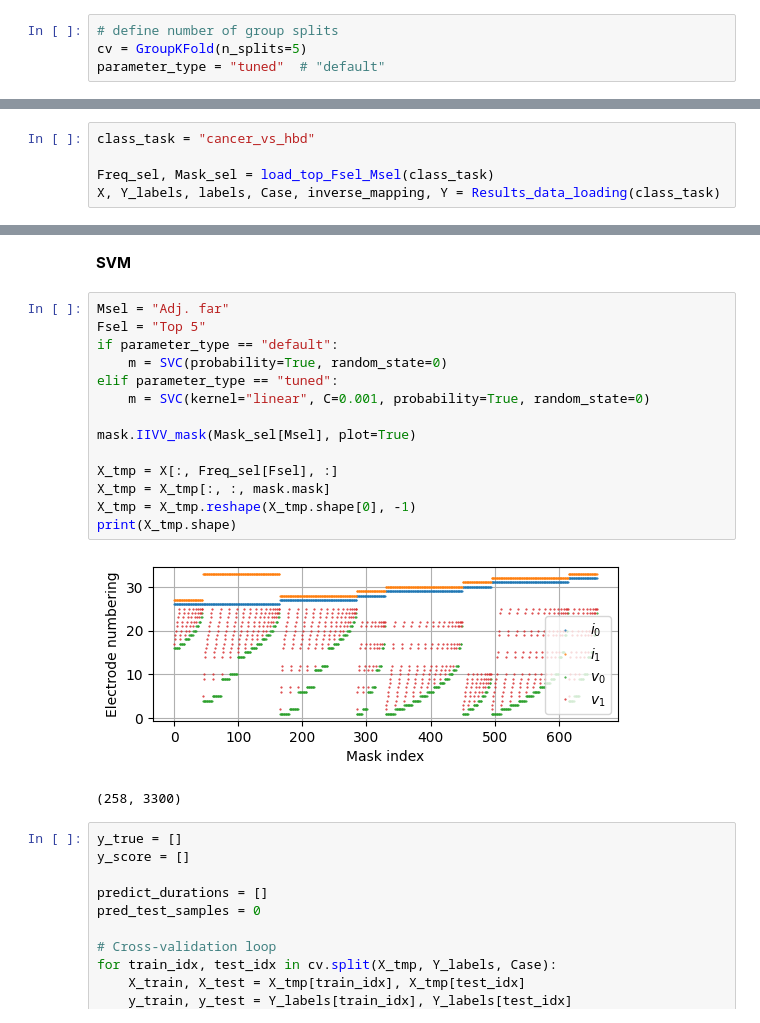
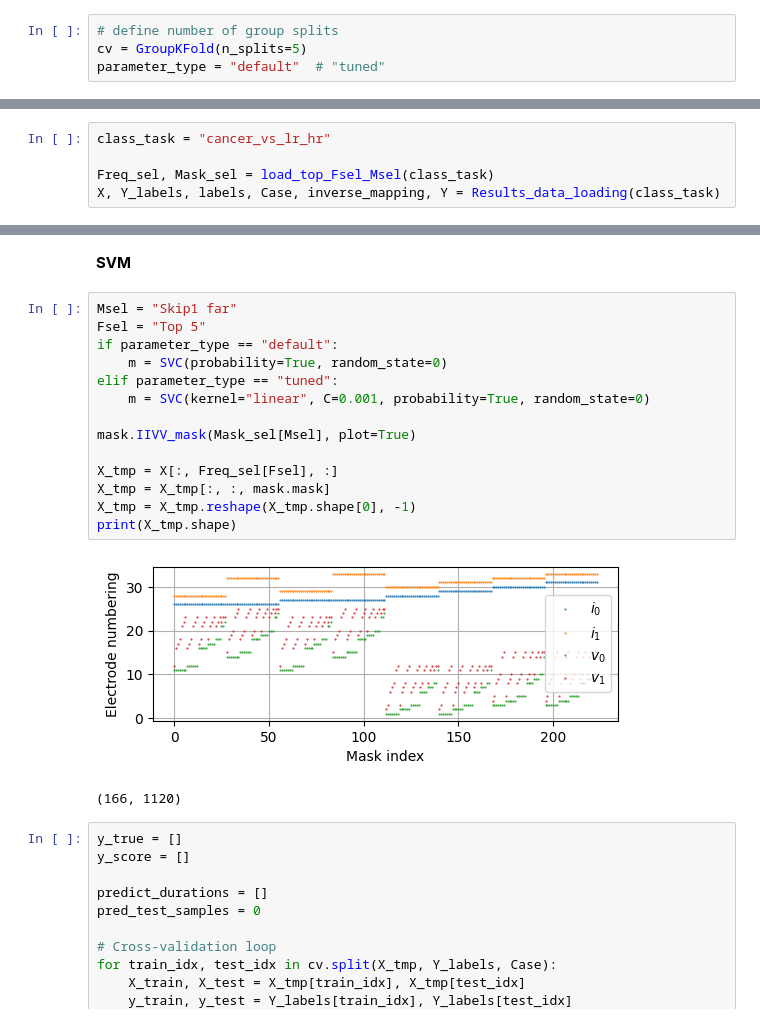
Before and after one commit to EITLabworks/IIVV-Evaluation, a Jupyter notebook: Results.ipynb, the cells around one changed output, grey strips where cells are left out. Cells and saved outputs as stored; diff of their text form.

```diff
--- a/Results.ipynb
+++ b/Results.ipynb
@@ -44,7 +44,7 @@ def plot_cm(y_true, y_score, classes):
 # %%
 # define number of group splits
 cv = GroupKFold(n_splits=5)
-parameter_type = "tuned"  # "default"
+parameter_type = "default"  # "tuned"
 # %% [markdown]
 ## Task 1 : healthy versus cancer
 # %%
@@ -281,5 +281,5 @@ plot_cm(y_true, y_score, classes=["Cancer", "Healthy"])
 # %%
-class_task = "cancer_vs_hbd"
+class_task = "cancer_vs_lr_hr"
 
 Freq_sel, Mask_sel = load_top_Fsel_Msel(class_task)
 X, Y_labels, labels, Case, inverse_mapping, Y = Results_data_loading(class_task)
@@ -307,22 +307,22 @@ Inverse mapping: {(1, 0): 'Cancer', (0, 1): 'Non-cancer'}
 # %% [markdown]
 **SVM**
 # %%
-Msel = "Adj. far"
+Msel = "Skip1 far"
 Fsel = "Top 5"
 if parameter_type == "default":
     m = SVC(probability=True, random_state=0)
 elif parameter_type == "tuned":
     m = SVC(kernel="linear", C=0.001, probability=True, random_state=0)
 
 mask.IIVV_mask(Mask_sel[Msel], plot=True)
 
 X_tmp = X[:, Freq_sel[Fsel], :]
 X_tmp = X_tmp[:, :, mask.mask]
 X_tmp = X_tmp.reshape(X_tmp.shape[0], -1)
 print(X_tmp.shape)
 # %% [output]
-[figure, old version]
+[figure, new version]
-(258, 3300)
+(166, 1120)
 # %%
 y_true = []
 y_score = []
```
Also changed, not shown: parts of 8 cells of this notebook, 3 other files.
